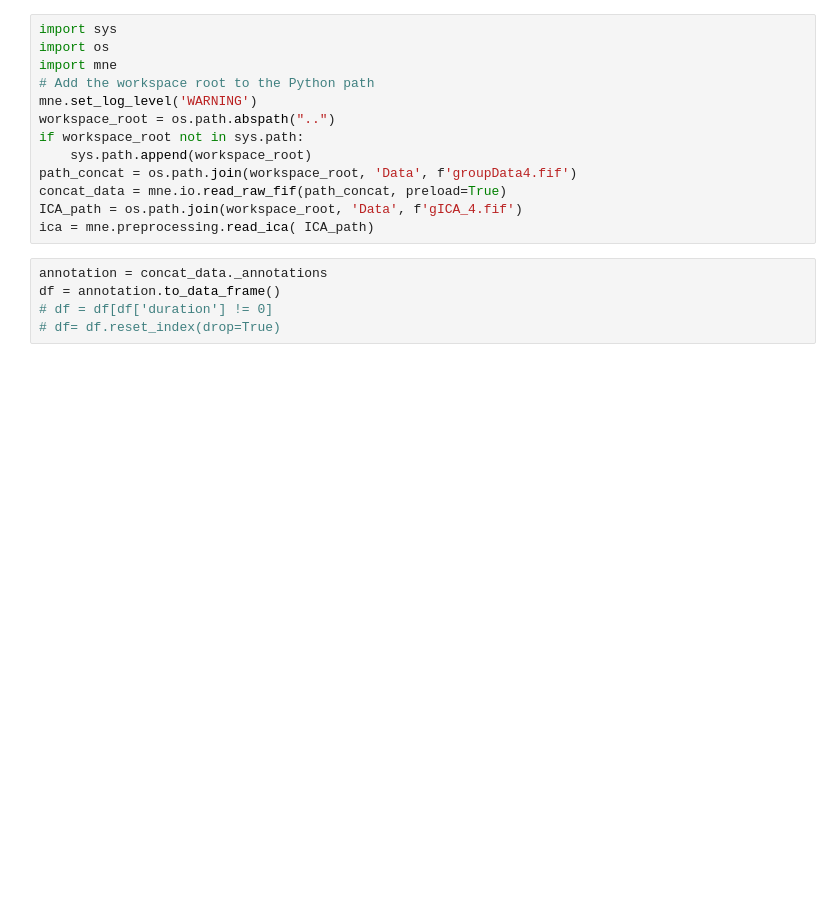
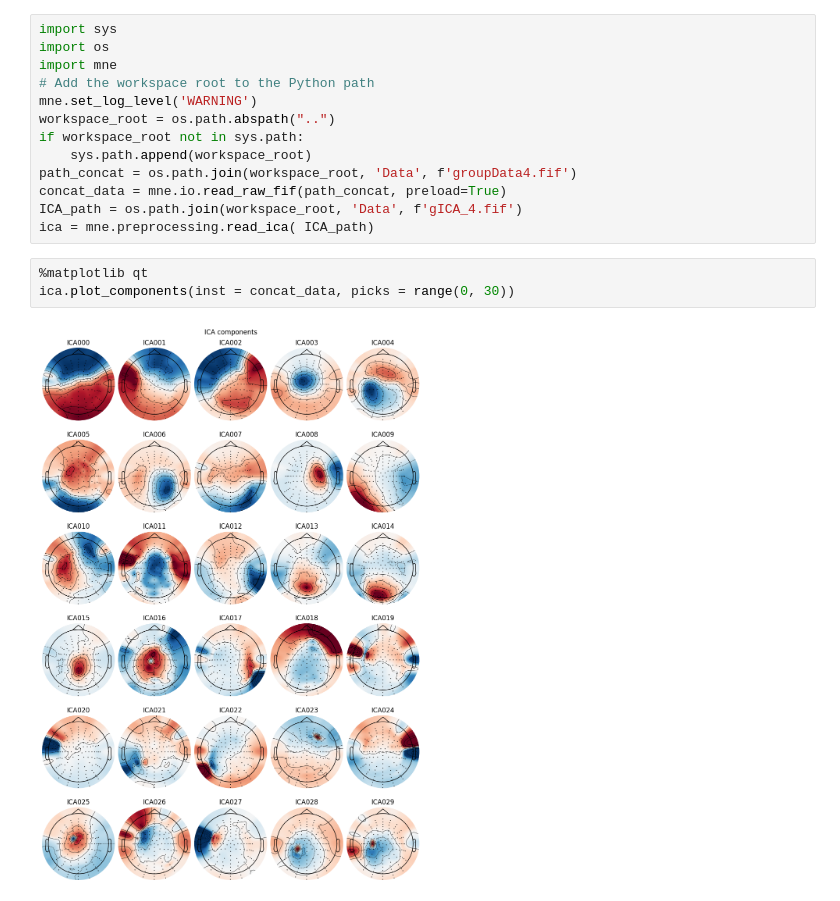
Before and after one commit to MohammadMMK/EEG-analysis-pipeline, a Jupyter notebook: notebooks/gICA.ipynb, the cells around one changed output. Drawn from its saved outputs; the diff is of its cells as text; blank space fills up the shorter version.

```diff
--- a/notebooks/gICA.ipynb
+++ b/notebooks/gICA.ipynb
@@ -65,8 +65,8 @@ path_concat = os.path.join(workspace_root, 'Data', f'groupData4.fif')
 concat_data = mne.io.read_raw_fif(path_concat, preload=True)
 ICA_path = os.path.join(workspace_root, 'Data', f'gICA_4.fif')
 ica = mne.preprocessing.read_ica( ICA_path)
-# %%
-annotation = concat_data._annotations
-df = annotation.to_data_frame()
-# df = df[df['duration'] != 0]
-# df= df.reset_index(drop=True)
+# %%
+%matplotlib qt
+ica.plot_components(inst = concat_data, picks = range(0, 30))
+# %% [output]
+[figure, added]
```
